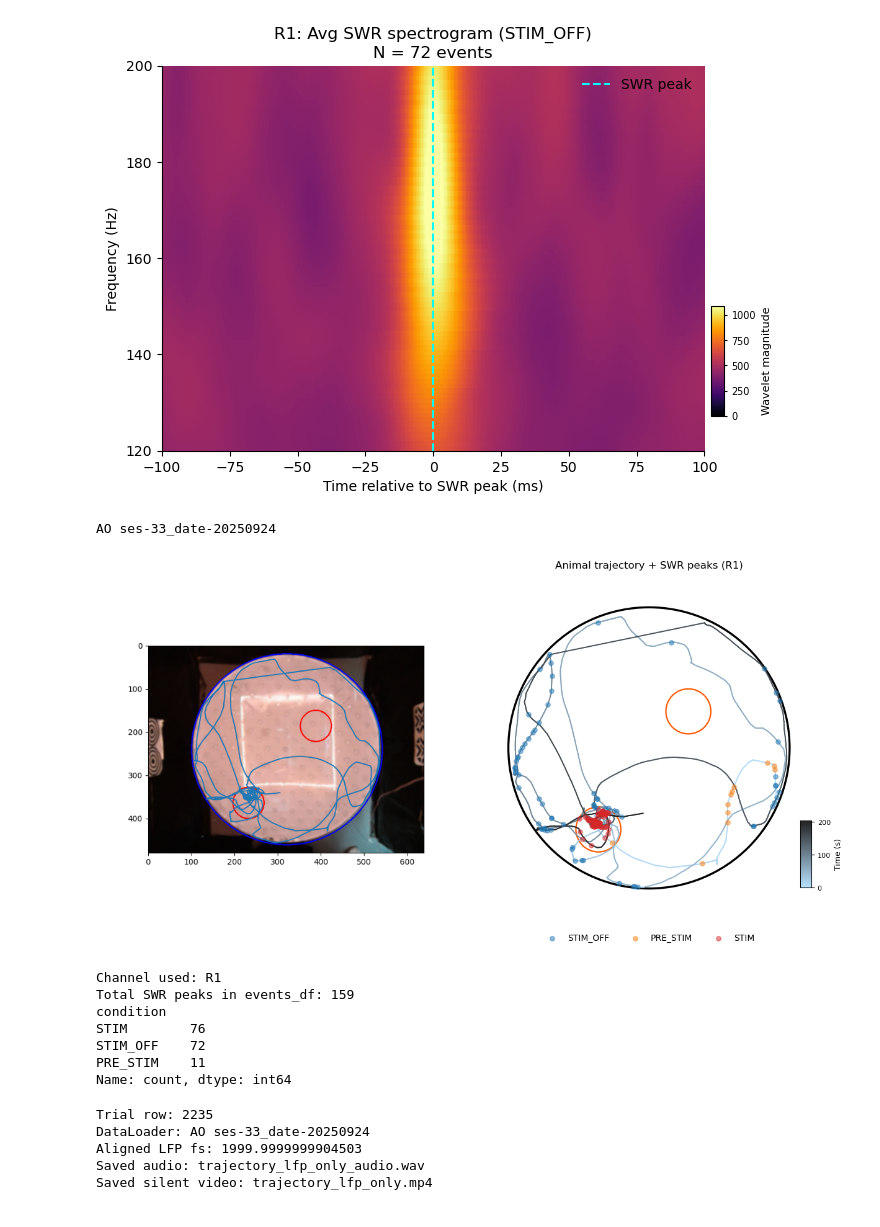
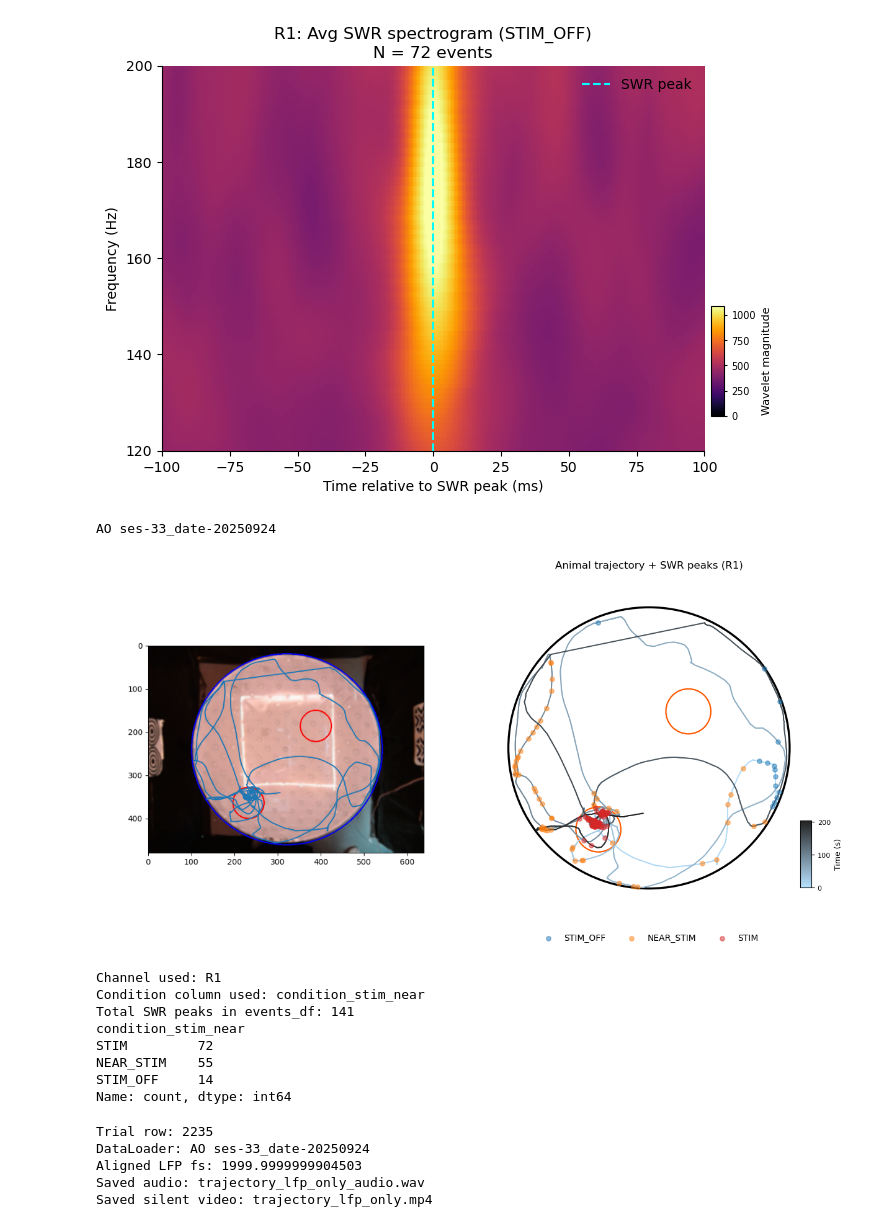
Before and after one commit to Koushouu/Cheeseboard, a Jupyter notebook: LFP/stella/XM_SWRextraction.ipynb, the cells around one changed output. Cells and saved outputs as stored; diff of their text form; code cells hidden in the pictures.

```diff
--- a/LFP/stella/XM_SWRextraction.ipynb
+++ b/LFP/stella/XM_SWRextraction.ipynb
@@ -4405,6 +4593,7 @@ from matplotlib.collections import LineCollection
 from matplotlib.patches import Circle
 import matplotlib as mpl
 import numpy as np
+import pandas as pd
 
 # ------------------------------------------------------------
 # Load trial data
@@ -4419,27 +4608,37 @@ img = dl.get_data('trace')
 print(dl.id, dl.ses_dir)
 
 # ------------------------------------------------------------
-# Choose SWR channel from your wavelet results
-# Requires:
-#   - all_results from the SWR detection code
+# Choose SWR channel + condition system
 # ------------------------------------------------------------
 CHANNEL_TO_PLOT = "R1"
+
+# choose which event-condition column to use
+# options:
+#   "condition_stim_near"  -> STIM / NEAR_STIM / STIM_OFF
+#   "condition_pre_post"   -> STIM / PRE_STIM / POST_STIM / STIM_OFF
+#   "condition"            -> default column if present
+CONDITION_COLUMN = "condition_stim_near"
 
 if CHANNEL_TO_PLOT not in all_results:
     raise ValueError(f"{CHANNEL_TO_PLOT} not found in all_results. Available: {list(all_results.keys())}")
 
 events_df = all_results[CHANNEL_TO_PLOT]["events_df"].copy()
 
-# keep only non-artifact events if condition exists
-if "condition" in events_df.columns:
-    events_df = events_df[events_df["condition"] != "ARTIFACT"].copy()
+if CONDITION_COLUMN not in events_df.columns:
+    raise ValueError(
+        f"{CONDITION_COLUMN} not found in events_df. "
+        f"Available columns: {list(events_df.columns)}"
+    )
+
+# remove artifact events
+events_df = events_df[events_df[CONDITION_COLUMN] != "ARTIFACT"].copy()
 
 # ------------------------------------------------------------
 # Cheeseboard geometry
 # ------------------------------------------------------------
 BOARD_CENTER_X = 50
 BOARD_CENTER_Y = 50
-BOARD_RADIUS   = 50
+BOARD_RADIUS = 50
 TRIGGER_RADIUS = 8
 PLOT_PADDING = 12
 
@@ -4459,7 +4658,6 @@ ax.set_facecolor("white")
 
 # ------------------------------------------------------------
 # Position time axis
-# Assumption: position['t'] is already on the aligned time scale
 # ------------------------------------------------------------
 if 't' not in position.columns:
     raise ValueError("position dataframe does not contain column 't'.")
@@ -4503,13 +4701,22 @@ ax.add_collection(lc)
 
 # ------------------------------------------------------------
 # Map SWR peak times to nearest position points
-# same time scale, so nearest-neighbour in time is enough
 # ------------------------------------------------------------
 cond_colors = {
     "STIM": "tab:red",
+    "NEAR_STIM": "tab:orange",
     "PRE_STIM": "tab:orange",
+    "POST_STIM": "tab:orange",
     "STIM_OFF": "tab:blue",
 }
+
+if CONDITION_COLUMN == "condition_stim_near":
+    cond_order = ["STIM_OFF", "NEAR_STIM", "STIM"]
+elif CONDITION_COLUMN == "condition_pre_post":
+    cond_order = ["STIM_OFF", "PRE_STIM", "POST_STIM", "STIM"]
+else:
+    # fallback
+    cond_order = [c for c in ["STIM_OFF", "NEAR_STIM", "PRE_STIM", "POST_STIM", "STIM"] if c in events_df[CONDITION_COLUMN].unique()]
 
 legend_done = set()
 
@@ -4533,15 +4740,15 @@ if len(events_df) and len(t):
         events_df["traj_x"] = x[idx]
         events_df["traj_y"] = y[idx]
 
-        # plot each condition separately so colors match previous plots
-        for cond in ["STIM_OFF", "PRE_STIM", "STIM"]:
-            d = events_df[events_df["condition"] == cond] if "condition" in events_df.columns else pd.DataFrame()
+        # plot each condition separately
+        for cond in cond_order:
+            d = events_df[events_df[CONDITION_COLUMN] == cond]
             if len(d):
                 ax.scatter(
                     d["traj_x"],
                     d["traj_y"],
                     s=28,
-                    c=cond_colors[cond],
+                    c=cond_colors.get(cond, "gray"),
                     alpha=0.5,
                     zorder=5,
                     label=cond if cond not in legend_done else None
@@ -4588,42 +4795,45 @@ ax.set_ylim(
     BOARD_CENTER_Y + BOARD_RADIUS + PLOT_PADDING,
     BOARD_CENTER_Y - BOARD_RADIUS - PLOT_PADDING
 )
 
 ax.set_aspect('equal')
 ax.set_xticks([])
 ax.set_yticks([])
 
 for spine in ax.spines.values():
     spine.set_visible(False)
 
 ax.set_title(f"Animal trajectory + SWR peaks ({CHANNEL_TO_PLOT})", fontsize=12)
 
 if len(legend_done):
-    ax.legend(frameon=False, loc="lower center", bbox_to_anchor=(0.5, -0.08), ncol=3)
+    ncol = 3 if len(legend_done) <= 3 else 4
+    ax.legend(frameon=False, loc="lower center", bbox_to_anchor=(0.5, -0.08), ncol=ncol)
 
 # ------------------------------------------------------------
 # Colorbar
 # ------------------------------------------------------------
 cax = fig.add_axes([0.95, 0.13, 0.015, 0.18])
 cbar = fig.colorbar(lc, cax=cax)
 cbar.set_label("Time (s)", fontsize=9)
 cbar.ax.tick_params(labelsize=8)
 
 plt.tight_layout()
 plt.show()
 
 print(f"Channel used: {CHANNEL_TO_PLOT}")
+print(f"Condition column used: {CONDITION_COLUMN}")
 print(f"Total SWR peaks in events_df: {len(events_df)}")
-if "condition" in events_df.columns and len(events_df):
-    print(events_df["condition"].value_counts(dropna=False))
+if len(events_df):
+    print(events_df[CONDITION_COLUMN].value_counts(dropna=False))
 # %% [output]
 AO ses-33_date-20250924
-[figure, old version]
+[figure, new version]
 Channel used: R1
-Total SWR peaks in events_df: 159
-condition
-STIM        76
-STIM_OFF    72
-PRE_STIM    11
+Condition column used: condition_stim_near
+Total SWR peaks in events_df: 141
+condition_stim_near
+STIM         72
+NEAR_STIM    55
+STIM_OFF     14
 Name: count, dtype: int64
 # %%
```
Also changed, not shown: parts of 12 cells of this notebook, 4 other files.
